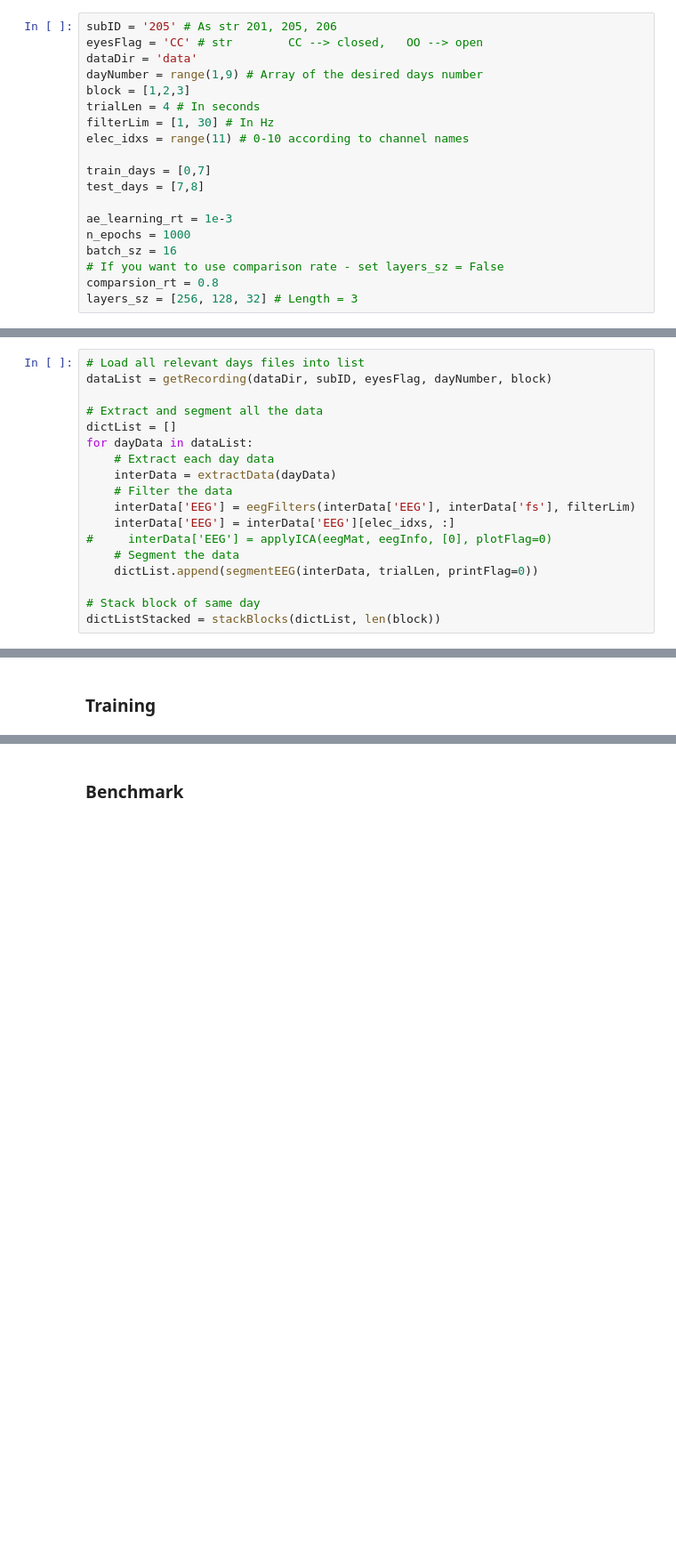
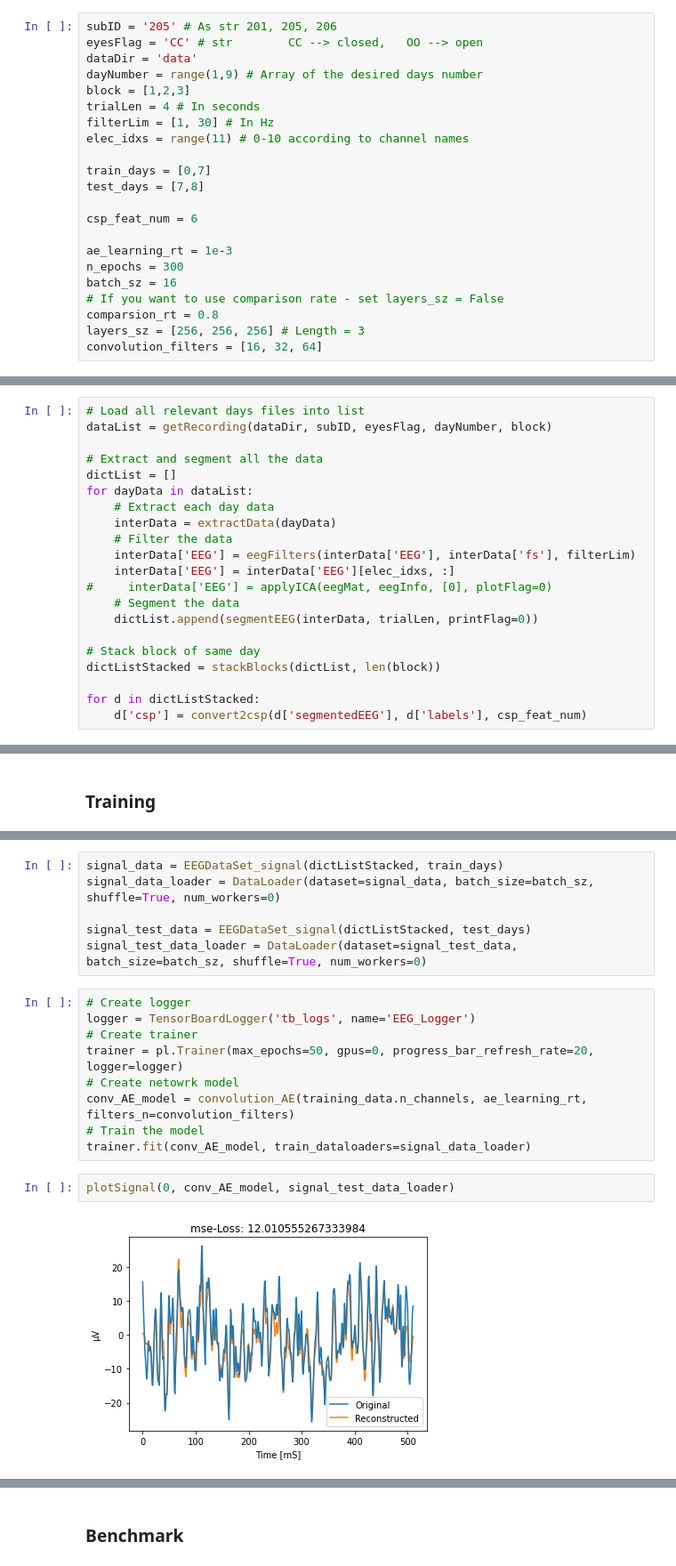
Before and after one commit to OferAvin/EEG-Rehab-EU, a Jupyter notebook: Rehab_encoder_decoder.ipynb, the cells around one changed output, grey strips where cells are left out. Shown at 89% size. Cells and saved outputs as stored; diff of their text form; blank space fills up the shorter version.

Commit message:
added conv AE

```diff
--- a/Rehab_encoder_decoder.ipynb
+++ b/Rehab_encoder_decoder.ipynb
@@ -218,9 +220,12 @@ elec_idxs = range(11) # 0-10 according to channel names
 train_days = [0,7]
 test_days = [7,8]
 
+csp_feat_num = 6
+
 ae_learning_rt = 1e-3
-n_epochs = 1000
+n_epochs = 300
 batch_sz = 16
 # If you want to use comparison rate - set layers_sz = False
 comparsion_rt = 0.8
-layers_sz = [256, 128, 32] # Length = 3
+layers_sz = [256, 256, 256] # Length = 3
+convolution_filters = [16, 32, 64]
@@ -247,6 +252,9 @@ for dayData in dataList:
 
 # Stack block of same day
 dictListStacked = stackBlocks(dictList, len(block))
+
+for d in dictListStacked:
+    d['csp'] = convert2csp(d['segmentedEEG'], d['labels'], csp_feat_num)
 # %% [markdown]
 ### Datset and Model classes
 # %%
@@ -380,0 +504,19 @@ class lightAE(LightningModule):
+# %%
+signal_data = EEGDataSet_signal(dictListStacked, train_days)
+signal_data_loader = DataLoader(dataset=signal_data, batch_size=batch_sz, shuffle=True, num_workers=0)
+
+signal_test_data = EEGDataSet_signal(dictListStacked, test_days)
+signal_test_data_loader = DataLoader(dataset=signal_test_data, batch_size=batch_sz, shuffle=True, num_workers=0)
+# %%
+# Create logger
+logger = TensorBoardLogger('tb_logs', name='EEG_Logger')
+# Create trainer
+trainer = pl.Trainer(max_epochs=50, gpus=0, progress_bar_refresh_rate=20, logger=logger)
+# Create netowrk model
+conv_AE_model = convolution_AE(training_data.n_channels, ae_learning_rt, filters_n=convolution_filters)
+# Train the model
+trainer.fit(conv_AE_model, train_dataloaders=signal_data_loader)
+# %%
+plotSignal(0, conv_AE_model, signal_test_data_loader)
+# %% [output]
+[figure, added]
```
Also changed, not shown: parts of 20 cells of this notebook.
